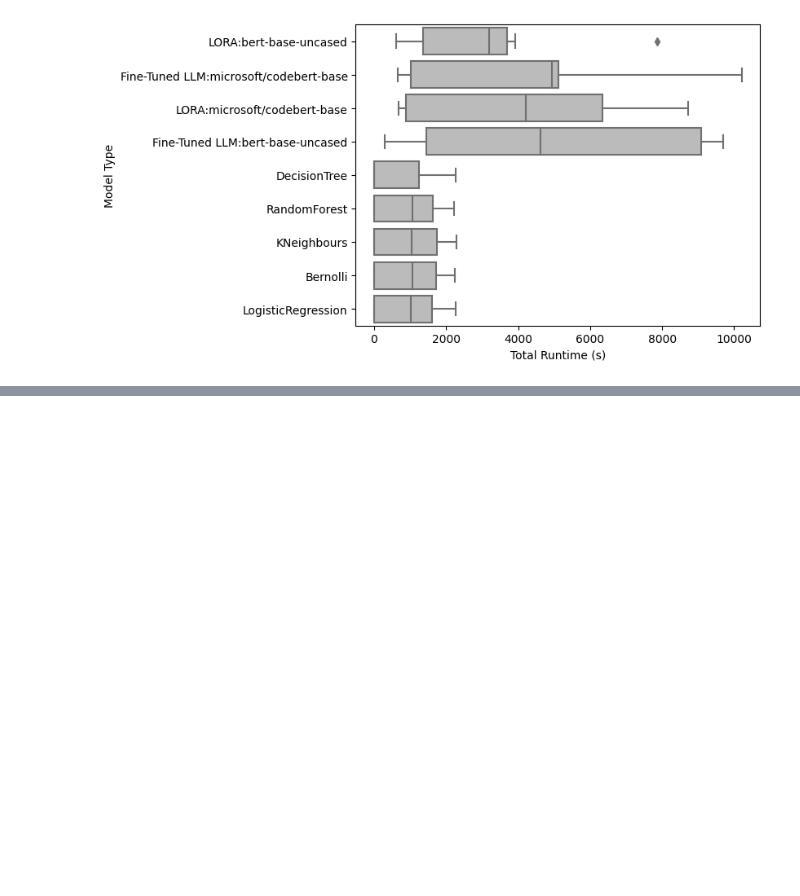
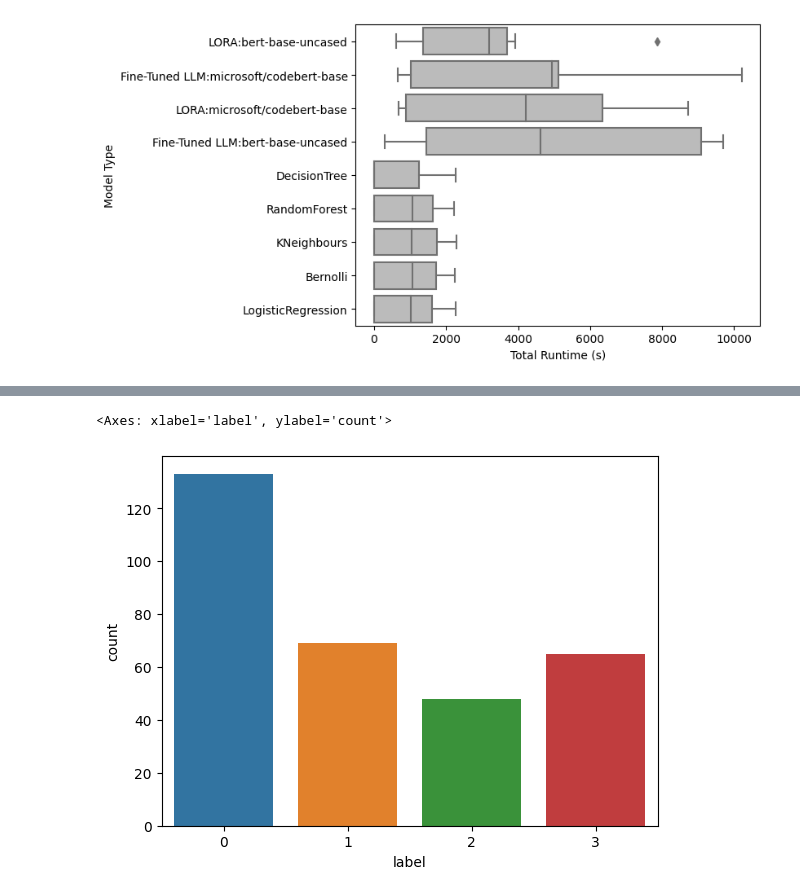
Before and after one commit to m-messer/Grading-Documentation-with-Machine-Learning, a Jupyter notebook: results.ipynb, the cells around one changed output, grey strips where cells are left out. Drawn from its saved outputs; the diff is of its cells as text; code cells hidden in the pictures; blank space fills up the shorter version.

```diff
--- a/results.ipynb
+++ b/results.ipynb
@@ -244,0 +247,5 @@ runtime.get_figure().savefig('plots/runtime.pdf', bbox_inches='tight')
+# %%
+raw_df = pd.read_csv('data/raw.csv')
+proc_df = pd.read_csv('data/proc.csv')
+
+raw_df.head()
@@ -244,0 +259,5 @@ runtime.get_figure().savefig('plots/runtime.pdf', bbox_inches='tight')
+# %%
+raw_df['source'] = 'Raw Data'
+raw_df = raw_df[['source', 'label']]
+
+raw_df.head()
@@ -244,0 +271,5 @@ runtime.get_figure().savefig('plots/runtime.pdf', bbox_inches='tight')
+# %%
+sns.countplot(raw_df, x='label')
+# %% [output]
+<Axes: xlabel='label', ylabel='count'>
+[figure, added]
```
Also changed, not shown: parts of 7 cells of this notebook, 8 other files.
